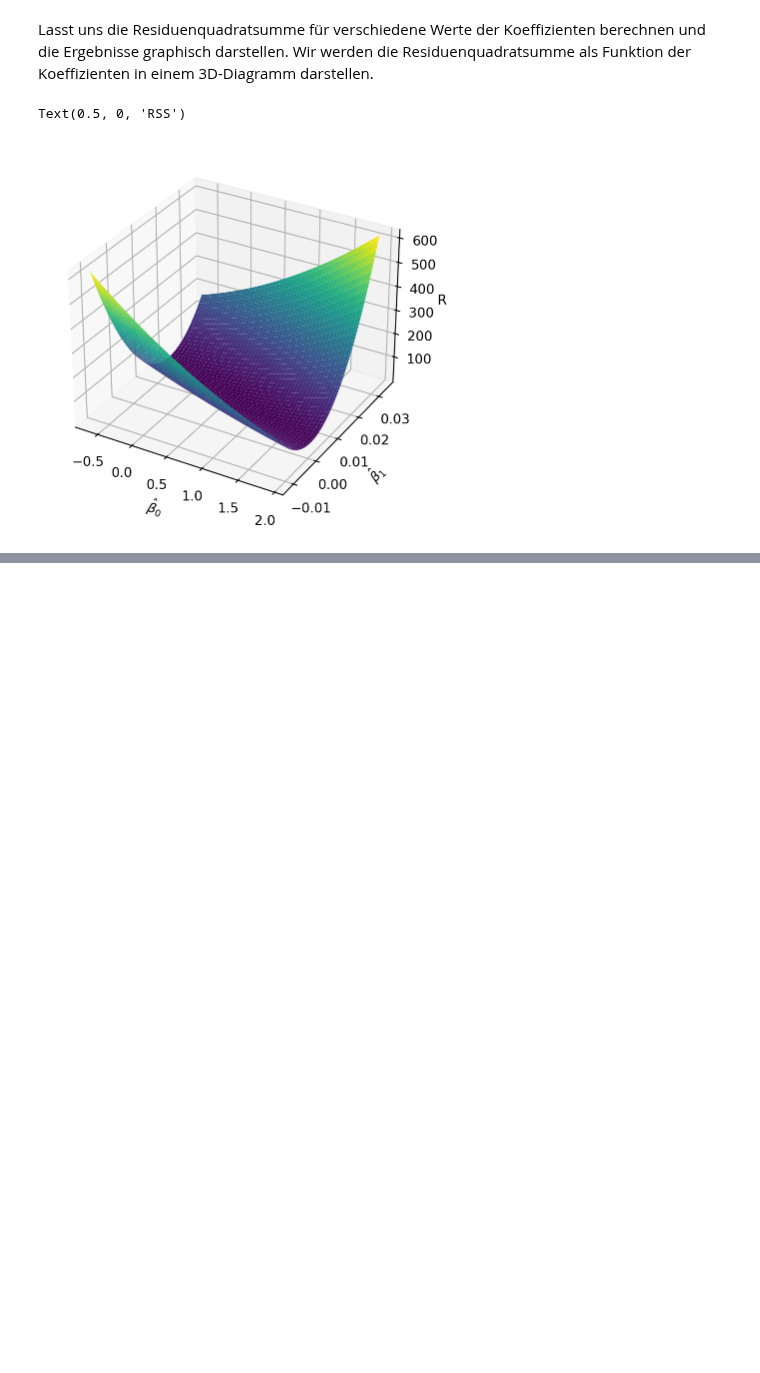
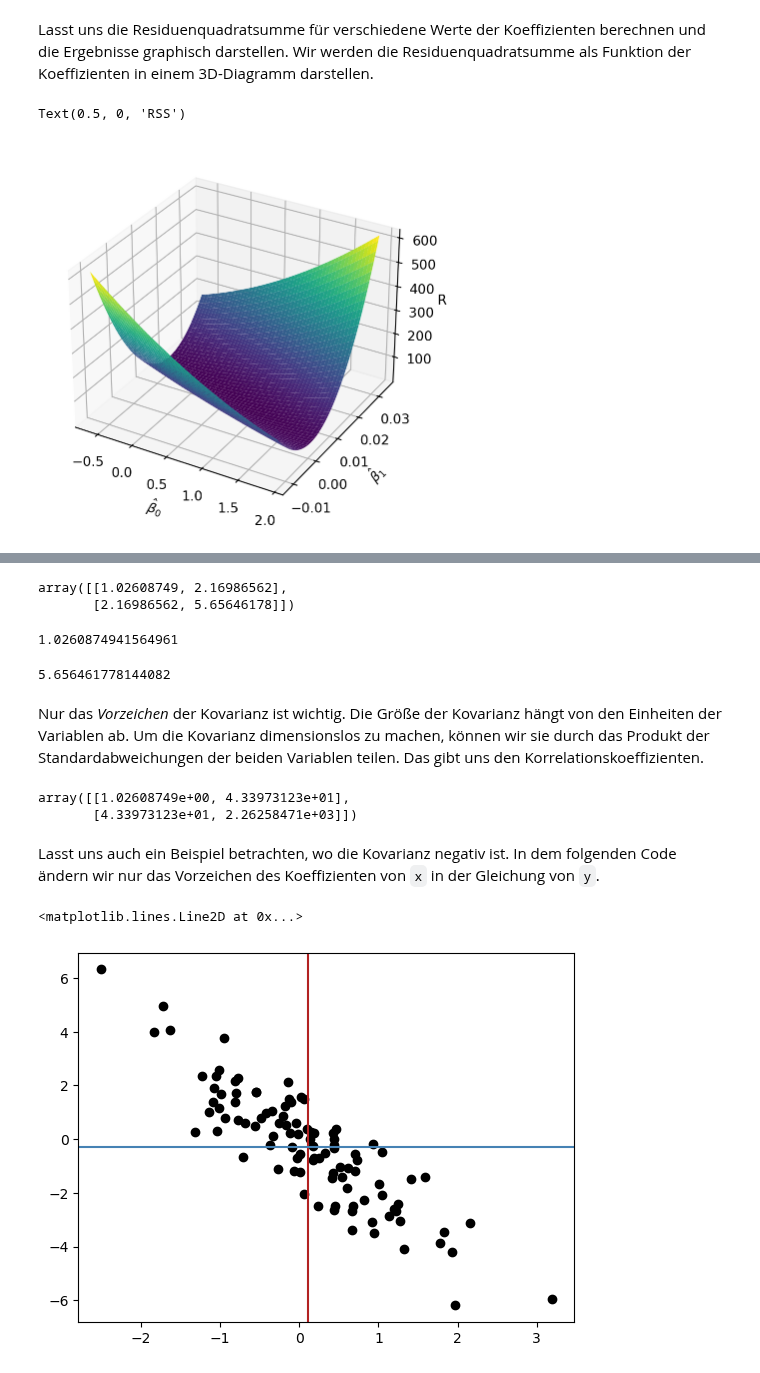
Before and after one commit to febse/econ2024-de, a Jupyter notebook: 03-KQ-Methode.ipynb, the cells around one changed output, grey strips where cells are left out. Saved outputs shown, nothing was run; the diff lists cells and outputs as text; code cells hidden in the pictures; blank space fills up the shorter version.

```diff
--- a/03-KQ-Methode.ipynb
+++ b/03-KQ-Methode.ipynb
@@ -311,0 +435,42 @@ Es gibt zwei Interpretationen der Koeffizienten in Regressionsmodellen (XXX, che
+# %%
+# Kovarianz von zwei NumPy-Arrays
+# Achten Sie darauf, dass eine ganze Kovarianzmatrix zurückgegeben wird.
+# Die Diagonalelemente sind die Varianzen der einzelnen Arrays.
+
+np.cov(x, y)
+# %% [output]
+array([[1.02608749, 2.16986562],
+       [2.16986562, 5.65646178]])
+# %%
+np.var(x, ddof=1)
+# %% [output]
+1.0260874941564961
+# %%
+np.var(y, ddof=1)
+# %% [output]
+5.656461778144082
+# %% [markdown]
+
+Nur das *Vorzeichen* der Kovarianz ist wichtig. Die Größe der Kovarianz hängt von den Einheiten der Variablen ab. Um die Kovarianz dimensionslos zu machen, können wir sie durch das Produkt der Standardabweichungen der beiden Variablen teilen. Das gibt uns den Korrelationskoeffizienten.
+# %%
+np.cov(x, 20 * y)
+# %% [output]
+array([[1.02608749e+00, 4.33973123e+01],
+       [4.33973123e+01, 2.26258471e+03]])
+# %% [markdown]
+Lasst uns auch ein Beispiel betrachten, wo die Kovarianz negativ ist. In dem folgenden Code ändern wir nur das Vorzeichen des Koeffizienten von `x` in der Gleichung von `y`.
+# %%
+# Set seed for reproducibility
+np.random.seed(23)
+
+# Create a DataFrame
+x1 = np.random.normal(size=100, loc=0, scale=1)
+y1 = - 2 * x1 + np.random.normal(size=100, scale=1)
+
+# Plot
+plt.scatter(x1, y1, color="black")
+plt.axvline(x1.mean(), color='firebrick', label='Mittelwert von x')
+plt.axhline(y1.mean(), color='steelblue', label='Mittelwert von y')
+# %% [output]
+<matplotlib.lines.Line2D at 0x...>
+[figure, added]
```
Also changed, not shown: parts of 48 cells of this notebook.
